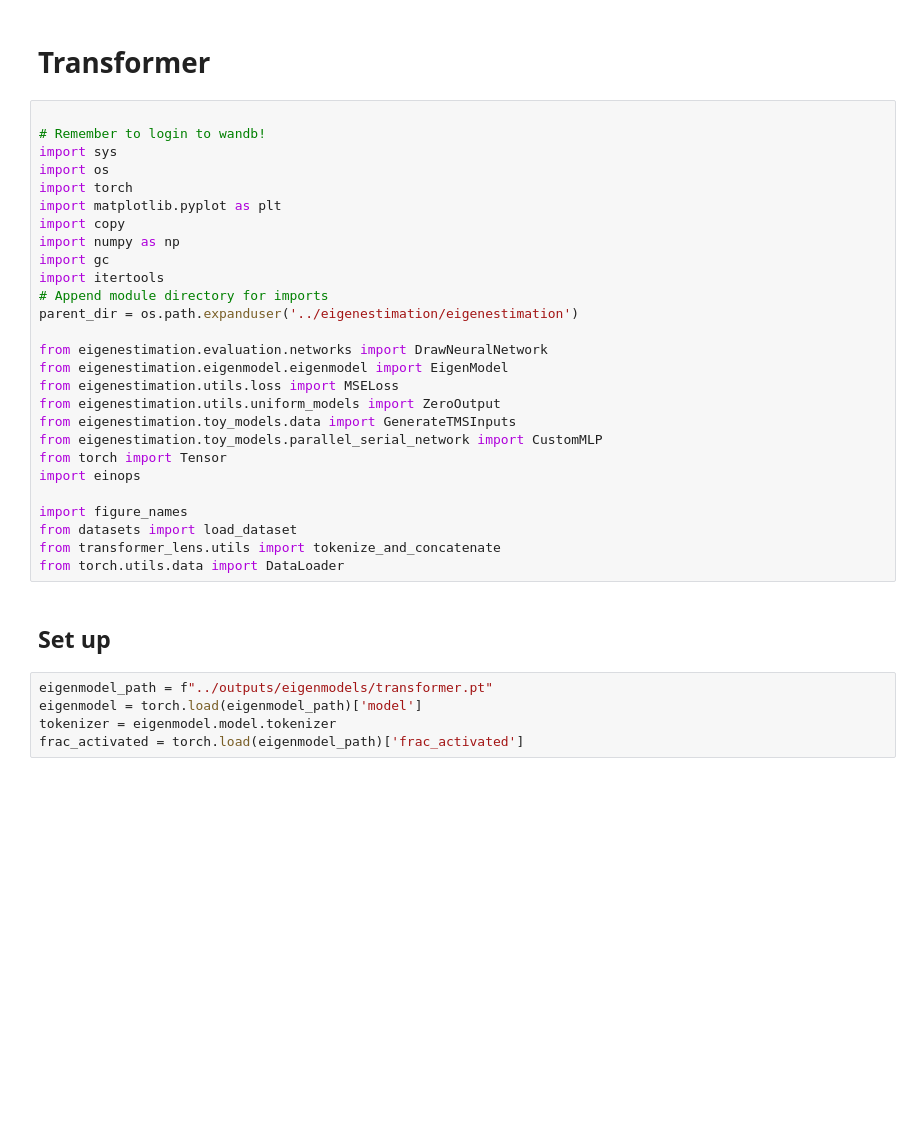
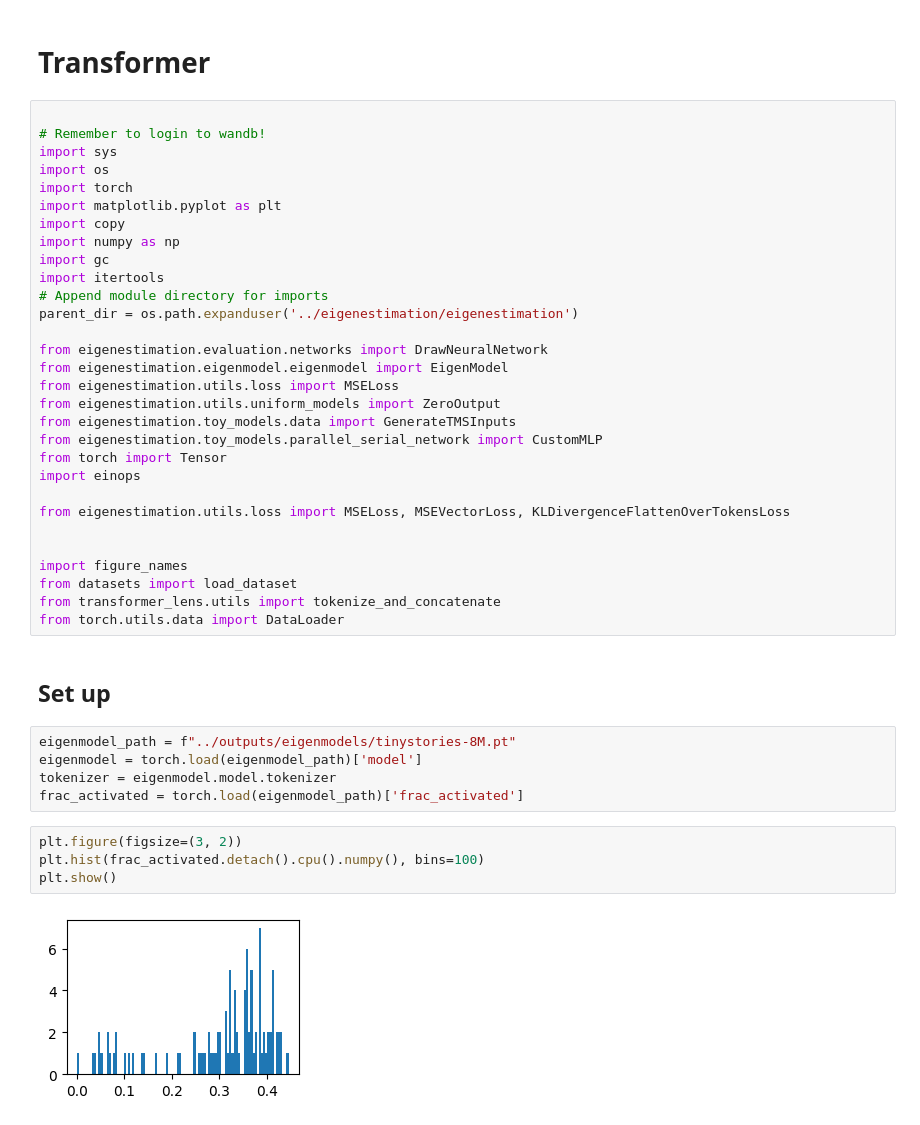
Before and after one commit to briannachrisman/eigenestimation, a Jupyter notebook: notebooks/transformers.ipynb, the cells around one changed output. Cells and saved outputs as stored; diff of their text form; blank space fills up the shorter version.

Commit message:
updating writeup and trying to get transformer to work

```diff
--- a/notebooks/transformers.ipynb
+++ b/notebooks/transformers.ipynb
@@ -23,6 +23,9 @@ from eigenestimation.toy_models.parallel_serial_network import CustomMLP
 from torch import Tensor
 import einops
 
+from eigenestimation.utils.loss import MSELoss, MSEVectorLoss, KLDivergenceFlattenOverTokensLoss
+
+
 import figure_names
 from datasets import load_dataset
 from transformer_lens.utils import tokenize_and_concatenate
@@ -30,7 +33,13 @@ from torch.utils.data import DataLoader
 # %% [markdown]
 ## Set up
 # %%
-eigenmodel_path = f"../outputs/eigenmodels/transformer.pt"
+eigenmodel_path = f"../outputs/eigenmodels/tinystories-8M.pt"
 eigenmodel = torch.load(eigenmodel_path)['model']
 tokenizer = eigenmodel.model.tokenizer
 frac_activated = torch.load(eigenmodel_path)['frac_activated']
+# %%
+plt.figure(figsize=(3, 2))
+plt.hist(frac_activated.detach().cpu().numpy(), bins=100)
+plt.show()
+# %% [output]
+[figure, added]
```
Also changed, not shown: parts of 8 cells of this notebook, 11 other files.
